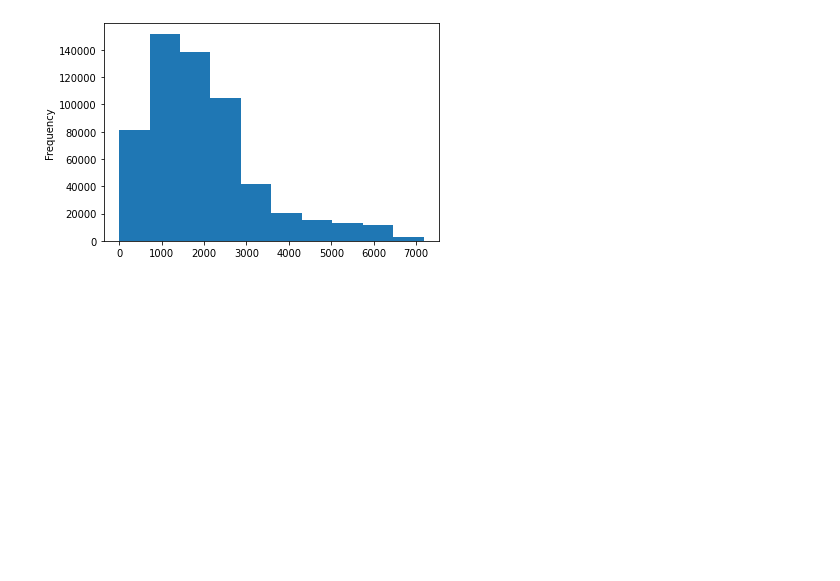
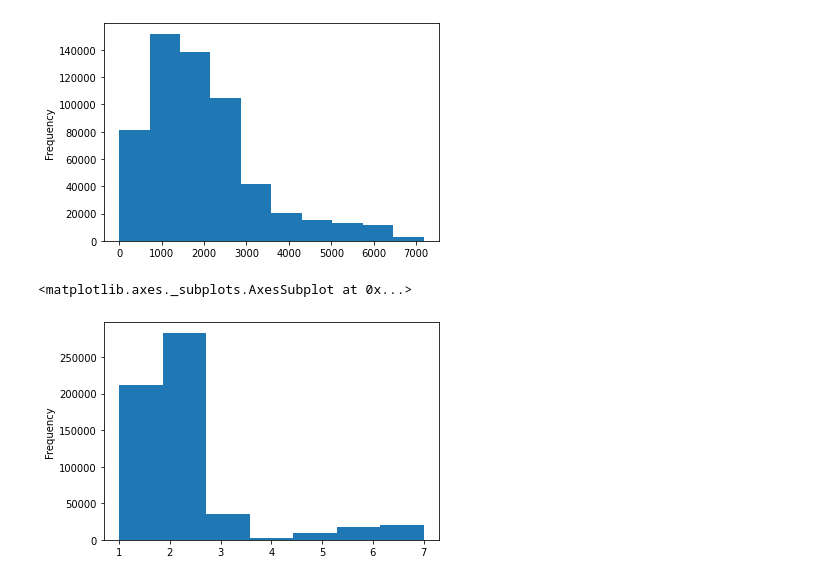
Before and after one commit to elloa-uea/projeto-pratico-3-rna-pp3-vingadores, a Jupyter notebook: notebooks/PP3.2 - Conhecendo o Conjunto de Dados.ipynb, the cells around one changed output. Cells and saved outputs as stored; diff of their text form; code cells hidden in the pictures; blank space fills up the shorter version.

```diff
--- a/notebooks/PP3.2 - Conhecendo o Conjunto de Dados.ipynb
+++ b/notebooks/PP3.2 - Conhecendo o Conjunto de Dados.ipynb
@@ -155,6 +155,8 @@ df_Wilderness_Area2 = df['Wilderness_Area2']
 df_Wilderness_Area3 = df['Wilderness_Area3']
 df_Wilderness_Area4 = df['Wilderness_Area4']
 
+df_Cover_Type = df['Cover_Type']
+
 filterRawah = df['Wilderness_Area1'] == 1
 rawah = df[filterRawah]
 
@@ -216,3 +218,8 @@ df_Horizontal_Distance_To_Fire_Points.plot.hist(bins=10)
 # %% [output]
 <matplotlib.axes._subplots.AxesSubplot at 0x...>
 [figure]
+# %%
+df_Cover_Type.plot.hist(bins=7)
+# %% [output]
+<matplotlib.axes._subplots.AxesSubplot at 0x...>
+[figure, added]
```
Also changed, not shown: parts of 2 cells of this notebook.
